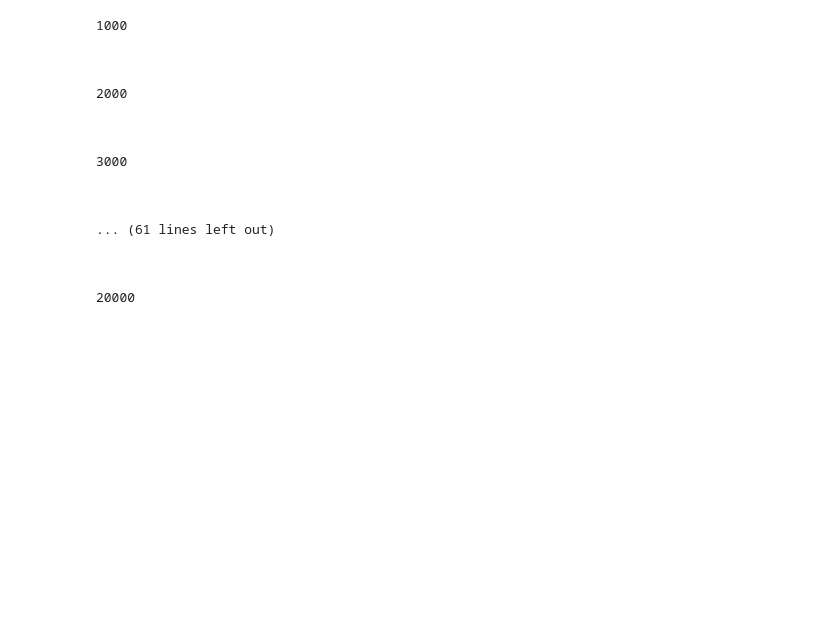
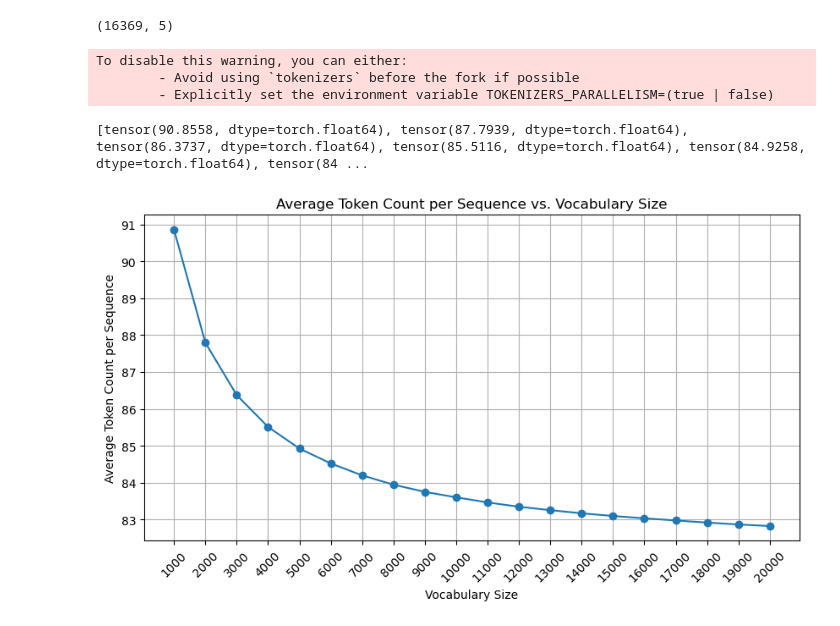
Before and after one commit to plestz/custom_implementations, a Jupyter notebook: transformer/tokenizers/byte_pair_encoding/SAMSum_vocab_size_elbow.ipynb, the cells around one changed output. Drawn from its saved outputs; the diff is of its cells as text; code cells hidden in the pictures; blank space fills up the shorter version.

Commit message:
[feat] elbow plot for average token count per sequence vs. vocabulary size

```diff
--- a/transformer/tokenizers/byte_pair_encoding/SAMSum_vocab_size_elbow.ipynb
+++ b/transformer/tokenizers/byte_pair_encoding/SAMSum_vocab_size_elbow.ipynb
@@ -19,25 +22,54 @@ OUT_DIR_PATH = '../trained_tokenizers/SAMSum_BPE/elbow/'
+# %%
+train_df = pd.read_json(DF_DATA_PATH + 'train_df.json', orient = 'records', lines = True)
+validation_df = pd.read_json(DF_DATA_PATH + 'val_df.json', orient = 'records', lines = True)
+testing_df = pd.read_json(DF_DATA_PATH + 'test_df.json', orient = 'records', lines = True)
+all_df = pd.concat([train_df, validation_df, testing_df], axis = 0, ignore_index = True)
+
+print(all_df.shape)
+# %% [output]
+(16369, 5)
 # %%
-for vocab_size in VOCAB_SIZES:
+average_token_count_per_sequence = list()
+
+for i, vocab_size in enumerate(VOCAB_SIZES):
+    print(i + 1, end = " ")
 
     bpe_tokenizer = train_and_save_tokenizer_for(in_file_paths = [IN_PATH], out_file_dir_path = OUT_DIR_PATH, vocab_size = vocab_size, min_frequency = MIN_FREQUENCY)
-    pretrained_bpe_tokenizer = load_tokenizer_from(dir_path = OUT_DIR_PATH)
+    pretrained_bpe_tokenizer = load_tokenizer_from(dir_path = OUT_DIR_PATH, model_max_length = 100)
 
-    print(pretrained_bpe_tokenizer.vocab_size)
+    # print(pretrained_bpe_tokenizer.vocab_size)
+
+    encoded = pretrained_bpe_tokenizer(
+        all_df['dialogue'].tolist(),
+        max_length = 100,
+        padding = True,
+        truncation = True,
+        return_tensors = 'pt'
+    )
+
+    average_token_count_per_sequence.append(encoded['attention_mask'].sum(dim = 1, dtype = torch.long).mean(dtype = torch.float64))
+
+    # decode id 0
+    # decoded = pretrained_bpe_tokenizer.decode(encoded['input_ids'][0], skip_special_tokens = True)
+
+    # print(decoded)
+
+print()
+print(average_token_count_per_sequence)
 # %% [output]
-1000
-
-
-
-2000
-
-
-
-3000
-
-
-
-... (61 lines left out)
-
-
-
-20000
+To disable this warning, you can either:
+        - Avoid using `tokenizers` before the fork if possible
+        - Explicitly set the environment variable TOKENIZERS_PARALLELISM=(true | false)
+[tensor(90.8558, dtype=torch.float64), tensor(87.7939, dtype=torch.float64), tensor(86.3737, dtype=torch.float64), tensor(85.5116, dtype=torch.float64), tensor(84.9258, dtype=torch.float64), tensor(84 ...
+# %%
+# print elbow plot
+plt.figure(figsize = (10, 5))
+plt.plot(VOCAB_SIZES, average_token_count_per_sequence, marker = 'o')
+plt.title('Average Token Count per Sequence vs. Vocabulary Size')
+plt.xlabel('Vocabulary Size')
+plt.ylabel('Average Token Count per Sequence')
+plt.xticks(VOCAB_SIZES, rotation = 45)
+plt.grid()
+plt.show()
+# %% [output]
+[figure, added]
```
Also changed, not shown: parts of 2 cells of this notebook, 1 other file.
